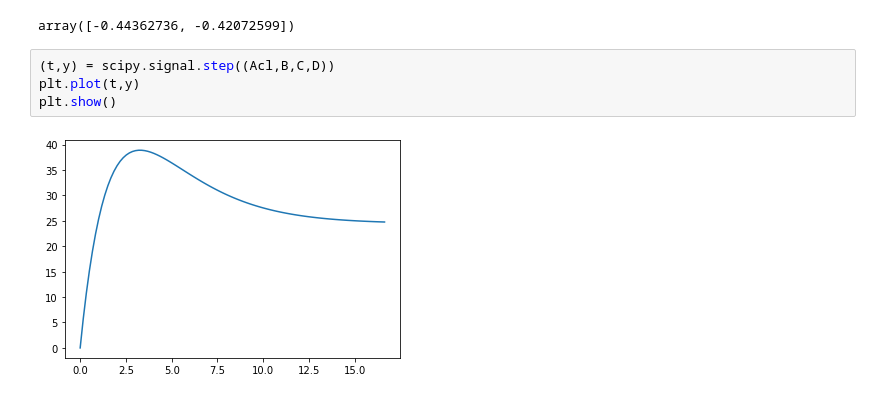
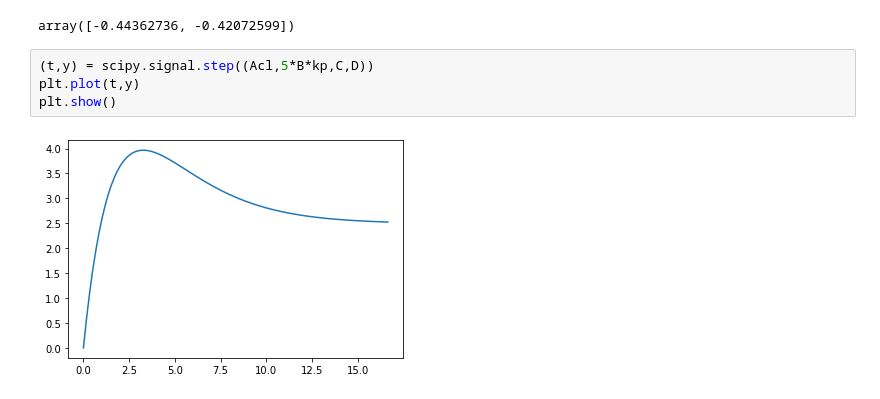
Before and after one commit to arthurrichards77/control_tutorial, a Jupyter notebook: model.ipynb, the cells around one changed output. Saved outputs shown, nothing was run; the diff lists cells and outputs as text.

```diff
--- a/model.ipynb
+++ b/model.ipynb
@@ -89,8 +84,8 @@ w
 # %% [output]
 array([-0.44362736, -0.42072599])
 # %%
-(t,y) = scipy.signal.step((Acl,B,C,D))
+(t,y) = scipy.signal.step((Acl,5*B*kp,C,D))
 plt.plot(t,y)
 plt.show()
 # %% [output]
-[figure, old version]
+[figure, new version]
```
Also changed, not shown: parts of 6 cells of this notebook, 2 other files.
